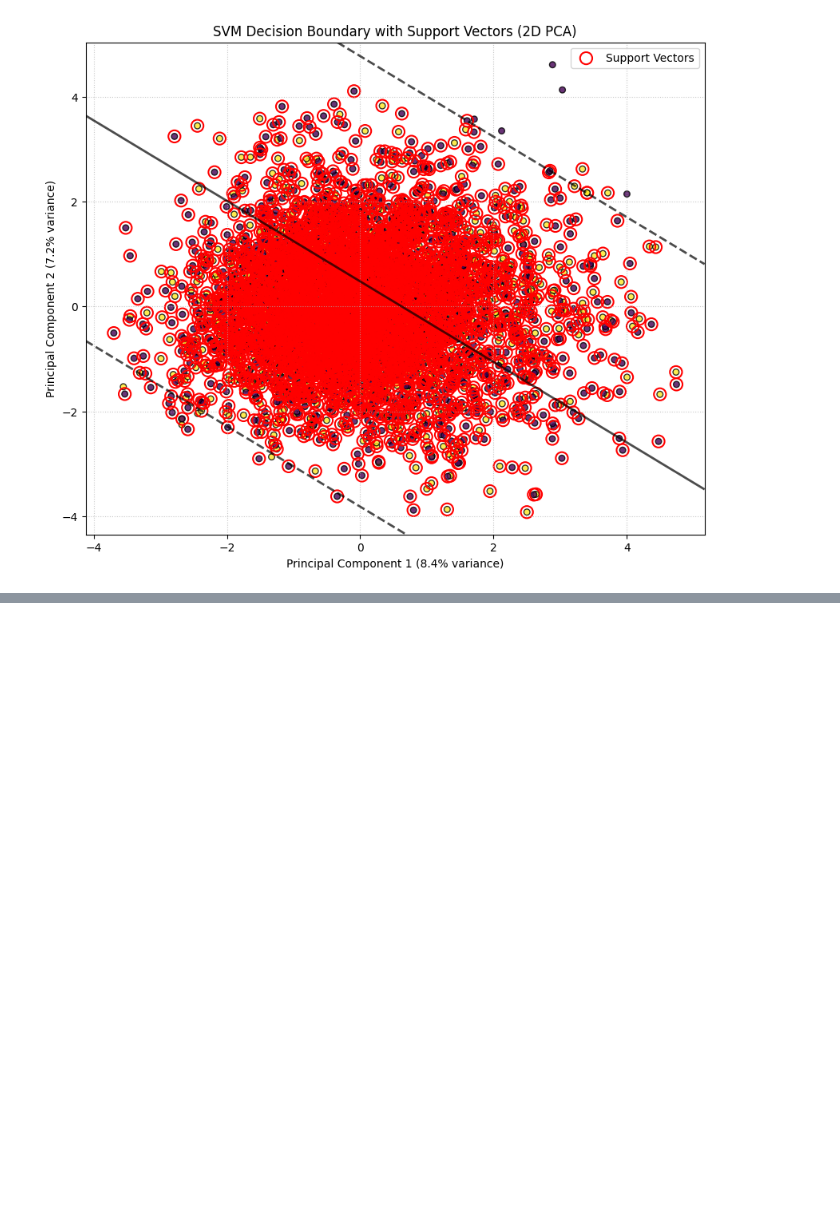
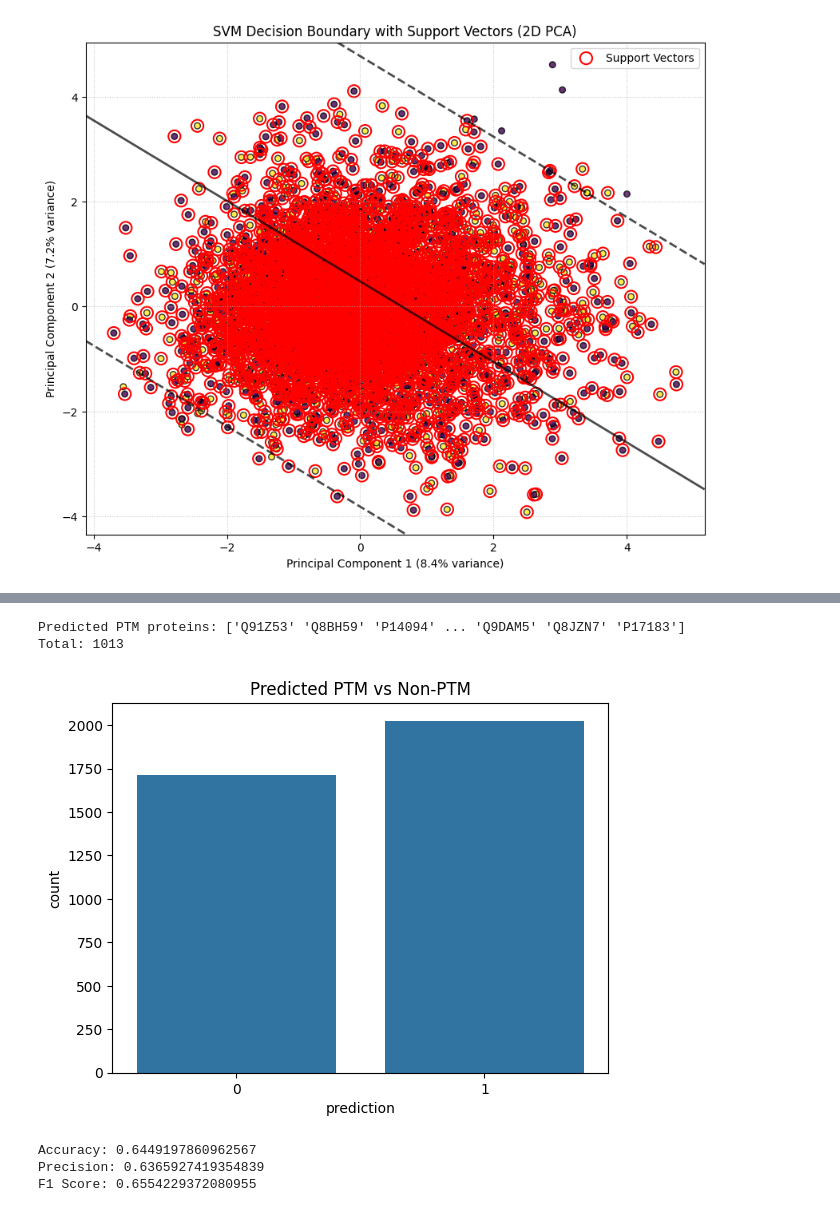
Before and after one commit to DGAN45/ML--PROJECTS, a Jupyter notebook: SVM6.ipynb, the cells around one changed output, grey strips where cells are left out. Saved outputs shown, nothing was run; the diff lists cells and outputs as text; code cells hidden in the pictures; blank space fills up the shorter version.

```diff
--- a/SVM6.ipynb
+++ b/SVM6.ipynb
@@ -278,0 +446,15 @@ From this project, we have gained a comprehensive understanding of protein seque
+# %%
+from sklearn.model_selection import cross_val_predict
+from sklearn.metrics import accuracy_score
+
+# Prediction using cross-validation
+y_pred = cross_val_predict(model, X_scaled, y, cv=5)
+
+# Store results
+df["prediction"] = y_pred
+
+# Show table
+print(df[["protein", "label", "prediction"]].head())
+
+# Accuracy
+print("Accuracy:", accuracy_score(y, y_pred))
@@ -278,0 +469,39 @@ From this project, we have gained a comprehensive understanding of protein seque
+# %%
+import seaborn as sns
+model.fit(X_scaled, y) # Fit the model explicitly
+df["prediction"] = model.predict(X_scaled)
+
+ptm_proteins = df[df["prediction"] == 1]["protein"].unique()
+
+print("Predicted PTM proteins:", ptm_proteins)
+print("Total:", len(ptm_proteins))
+sns.countplot(x=df["prediction"])
+plt.title("Predicted PTM vs Non-PTM")
+plt.show()
+# %% [output]
+Predicted PTM proteins: ['Q91Z53' 'Q8BH59' 'P14094' ... 'Q9DAM5' 'Q8JZN7' 'P17183']
+Total: 1013
+[figure, added]
+# %%
+from sklearn.svm import SVC
+from sklearn.model_selection import cross_val_predict
+from sklearn.metrics import accuracy_score, precision_score, f1_score
+
+# Model
+model = SVC(kernel='rbf', C=1.0, gamma='scale')
+
+# Cross-validation predictions
+y_pred = cross_val_predict(model, X_scaled, y, cv=5)
+
+# Metrics
+acc = accuracy_score(y, y_pred)
+prec = precision_score(y, y_pred)
+f1 = f1_score(y, y_pred)
+
+print("Accuracy:", acc)
+print("Precision:", prec)
+print("F1 Score:", f1)
+# %% [output]
+Accuracy: 0.6449197860962567
+Precision: 0.6365927419354839
+F1 Score: 0.6554229372080955
```
Also changed, not shown: parts of 15 cells of this notebook, 1 other file.
